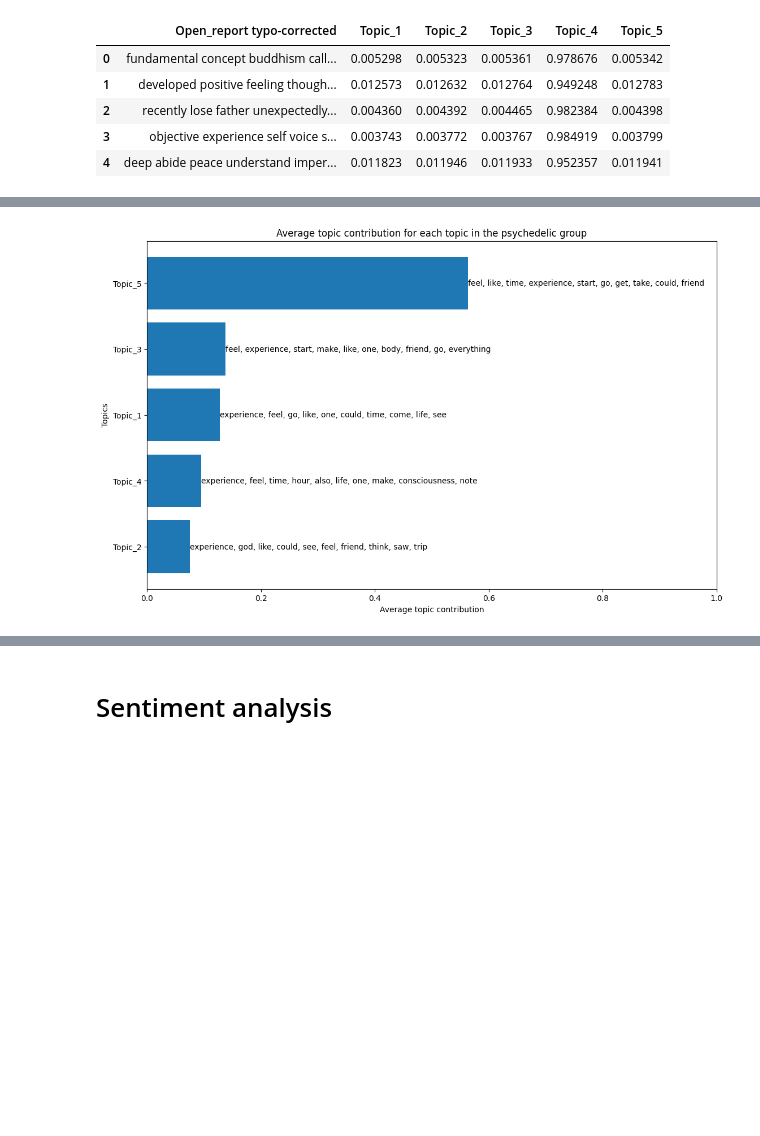
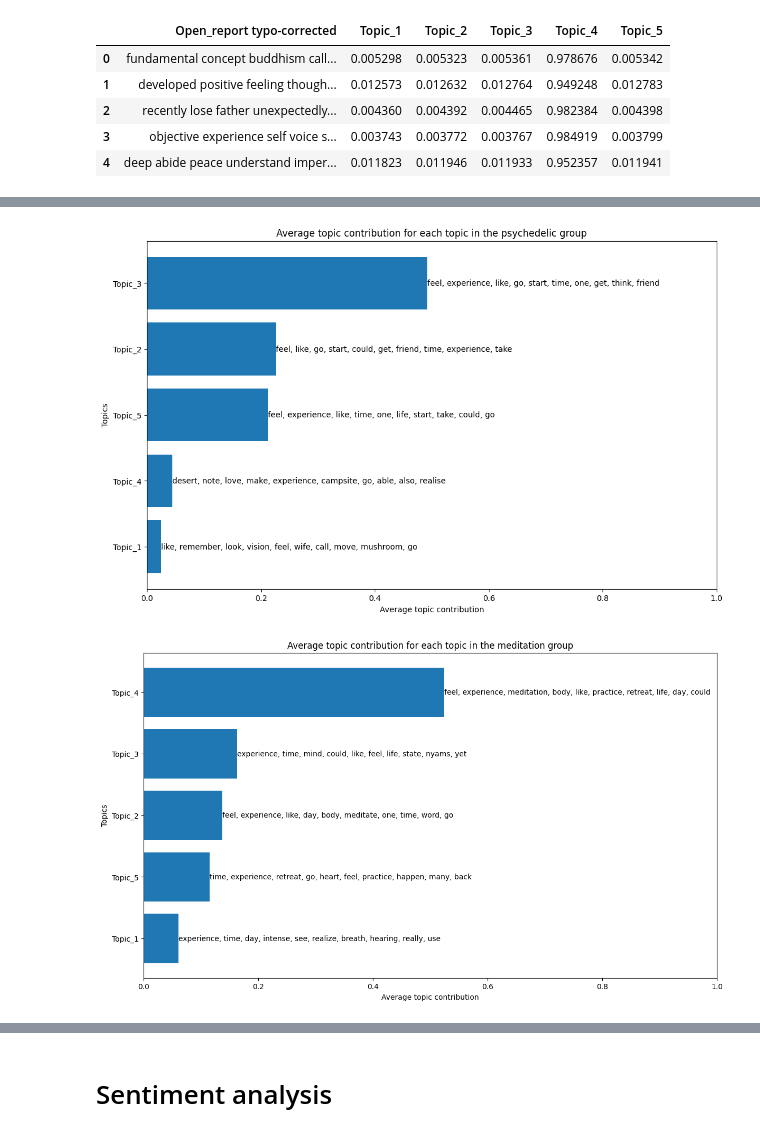
Before and after one commit to konstakm/psychedelics_vs_meditation_nlp, a Jupyter notebook: thesis analysis final.ipynb, the cells around one changed output, grey strips where cells are left out. Cells and saved outputs as stored; diff of their text form; code cells hidden in the pictures; blank space fills up the shorter version.

```diff
--- a/thesis analysis final.ipynb
+++ b/thesis analysis final.ipynb
@@ -884,32 +927,66 @@ plt.show()
 [figure]
+# %%
+# Visualising the topic contributions with the top words
+
+
+# Saving the top words into a dict
+psyke_top_words_dict = {
+    "Topic_1": "like, remember, look, vision, feel, wife, call, move, mushroom, go",
+    "Topic_2": "feel, like, go, start, could, get, friend, time, experience, take",
+    "Topic_3": "feel, experience, like, go, start, time, one, get, think, friend",
+    "Topic_4": "desert, note, love, make, experience, campsite, go, able, also, realise",
+    "Topic_5": "feel, experience, like, time, one, life, start, take, could, go"
+}
+
+
+# Creating the visualisation
+sorted_topics_psyke = psyke_average_topic_contributions.sort_values()
+fig, ax = plt.subplots(figsize=(13, 8))  # Adjust the size as needed
+bars = ax.barh(sorted_topics_psyke.index, sorted_topics_psyke.values)
+
+# Add top words next to the bars
+for bar, topic in zip(bars, sorted_topics_psyke.index):
+    ax.text(bar.get_width(), bar.get_y() + bar.get_height() / 2, psyke_top_words_dict[topic],
+            va='center')  # Center the text vertically
+
+ax.set_xlabel('Average topic contribution')
+ax.set_ylabel('Topics')
+ax.set_title('Average topic contribution for each topic in the psychedelic group')
+
+# Set the limits of the x-axis
+ax.set_xlim([0, 1])
+
+plt.show()
+# %% [output]
+[figure, added]
 # %%
-# Assuming you have a dictionary of top words for each topic
-psyke_top_words_dict = {
-    "Topic_1": "experience, feel, go, like, one, could, time, come, life, see",
-    "Topic_2": "experience, god, like, could, see, feel, friend, think, saw, trip",
-    "Topic_3": "feel, experience, start, make, like, one, body, friend, go, everything",
-    "Topic_4": "experience, feel, time, hour, also, life, one, make, consciousness, note",
-    "Topic_5": "feel, like, time, experience, start, go, get, take, could, friend"
+# Doing the same for medi topics
+medi_top_words_dict = {
+    "Topic_1": "experience, time, day, intense, see, realize, breath, hearing, really, use",
+    "Topic_2": "feel, experience, like, day, body, meditate, one, time, word, go",
+    "Topic_3": "experience, time, mind, could, like, feel, life, state, nyams, yet",
+    "Topic_4": "feel, experience, meditation, body, like, practice, retreat, life, day, could",
+    "Topic_5": "time, experience, retreat, go, heart, feel, practice, happen, many, back"
 }
 
 
-# Visualising the topic contributions for psyke
-sorted_topics_psyke = psyke_average_topic_contributions.sort_values()
-fig, ax = plt.subplots(figsize=(13, 8))  # Adjust the size as needed
-bars = ax.barh(sorted_topics_psyke.index, sorted_topics_psyke.values)
+# Visualising the topic contributions for medi
+sorted_topics_medi = medi_average_topic_contributions.sort_values()
+fig, ax = plt.subplots(figsize=(14, 8))  # Adjust the size as needed
+bars = ax.barh(sorted_topics_medi.index, sorted_topics_medi.values)
 
 # Add top words next to the bars
-for bar, topic in zip(bars, sorted_topics_psyke.index):
-    ax.text(bar.get_width(), bar.get_y() + bar.get_height() / 2, psyke_top_words_dict[topic],
+for bar, topic in zip(bars, sorted_topics_medi.index):
+    ax.text(bar.get_width(), bar.get_y() + bar.get_height() / 2, medi_top_words_dict[topic],
             va='center')  # Center the text vertically
 
 ax.set_xlabel('Average topic contribution')
 ax.set_ylabel('Topics')
-ax.set_title('Average topic contribution for each topic in the psychedelic group')
+ax.set_title('Average topic contribution for each topic in the meditation group')
 
 # Set the limits of the x-axis
 ax.set_xlim([0, 1])
 
 plt.show()
 # %% [output]
-[figure, old version]
+[figure, new version]
```
Also changed, not shown: parts of 42 cells of this notebook.
